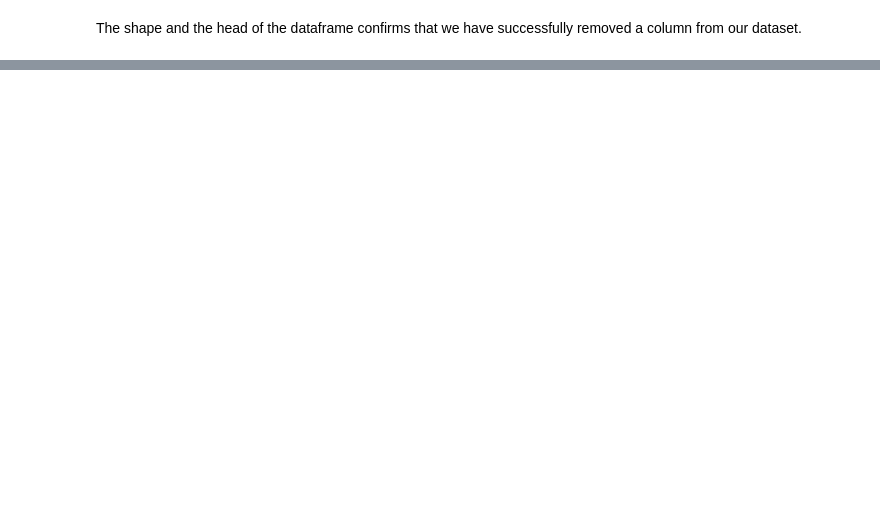
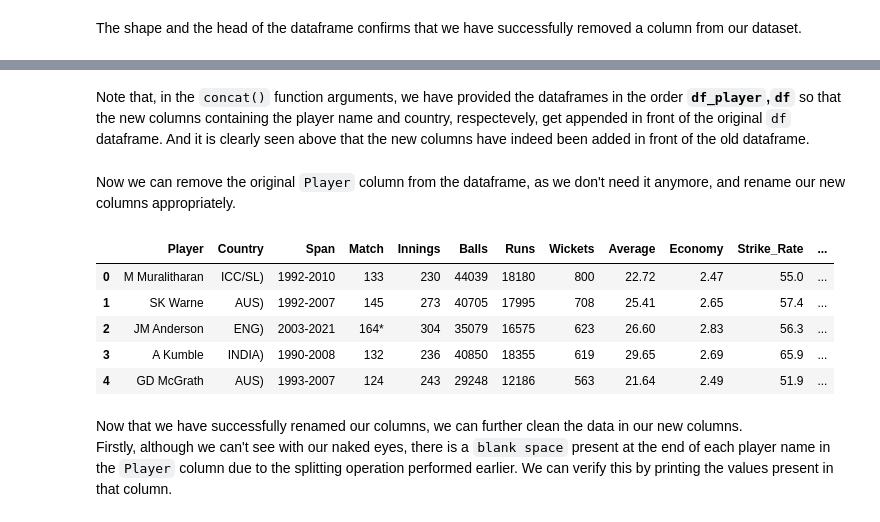
Before and after one commit to TIslam95/Test_Cricket_Analysis, a Jupyter notebook: Test_Bowler_Analysis.ipynb, the cells around one changed output, grey strips where cells are left out. Cells and saved outputs as stored; diff of their text form; code cells hidden in the pictures; blank space fills up the shorter version.

```diff
--- a/Test_Bowler_Analysis.ipynb
+++ b/Test_Bowler_Analysis.ipynb
@@ -130,0 +196,23 @@ The shape and the head of the dataframe confirms that we have successfully remov
+# %% [markdown]
+Note that, in the `concat()` function arguments, we have provided the dataframes in the order **`df_player`,`df`** so that the new columns containing the player name and country, respectevely, get appended in front of the original `df` dataframe. And it is clearly seen above that the new columns have indeed been added in front of the old dataframe.
+# %% [markdown]
+Now we can remove the original `Player` column from the dataframe, as we don't need it anymore, and rename our new columns appropriately.
+# %%
+# Remove the Players column
+df = df.drop('Player', axis = 1)
+
+# Rename the numbered columns
+df = df.rename(columns = {0 : "Player", 1: "Country"})
+
+# Display the result
+display(df.head())
+# %% [output]
+|  | Player | Country | Span | Match | Innings | Balls | Runs | Wickets | Average | Economy | Strike_Rate | ... |
+| 0 | M Muralitharan | ICC/SL) | 1992-2010 | 133 | 230 | 44039 | 18180 | 800 | 22.72 | 2.47 | 55.0 | ... |
+| 1 | SK Warne | AUS) | 1992-2007 | 145 | 273 | 40705 | 17995 | 708 | 25.41 | 2.65 | 57.4 | ... |
+| 2 | JM Anderson | ENG) | 2003-2021 | 164* | 304 | 35079 | 16575 | 623 | 26.60 | 2.83 | 56.3 | ... |
+| 3 | A Kumble | INDIA) | 1990-2008 | 132 | 236 | 40850 | 18355 | 619 | 29.65 | 2.69 | 65.9 | ... |
+| 4 | GD McGrath | AUS) | 1993-2007 | 124 | 243 | 29248 | 12186 | 563 | 21.64 | 2.49 | 51.9 | ... |
+# %% [markdown]
+Now that we have successfully renamed our columns, we can further clean the data in our new columns.
+<br>Firstly, although we can't see with our naked eyes, there is a `blank space` present at the end of each player name in the `Player` column due to the splitting operation performed earlier. We can verify this by printing the values present in that column.
```
Also changed, not shown: parts of 90 cells of this notebook.
